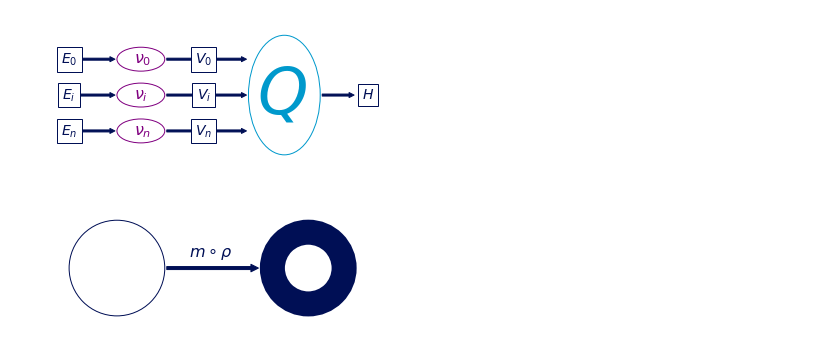
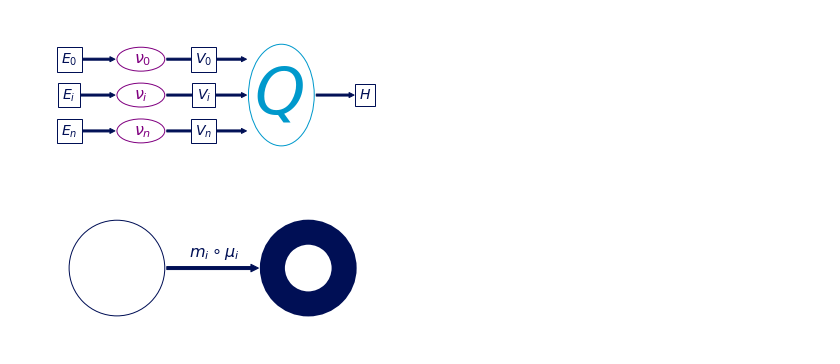
Before and after one commit to story645/proposal, a Jupyter notebook: draft/figures/math/artist_figures.ipynb, the cells around one changed output. Saved outputs shown, nothing was run; the diff lists cells and outputs as text; code cells hidden in the pictures.

```diff
--- a/draft/figures/math/artist_figures.ipynb
+++ b/draft/figures/math/artist_figures.ipynb
@@ -26,38 +26,38 @@ fig, ax = plt.subplots()
 
 facecolor='white'
 elabs = [r"$E_0$", r"$E_i$", r"$E_n$"][::-1]
 nlabs = [r"$\nu_0$", r"$\nu_i$", r"$\nu_n$"][::-1]
 vlabs = [r"$V_0$", r"$V_i$", r"$V_n$"][::-1]
 # mutation_scale
 for i, el, nl, vl in zip([0, 3, 6], elabs, nlabs, vlabs):
     #nu
     ax.text(6.45,i+.75, nl, fontsize=16, color='C4')
     p = mpatches.Ellipse((7, i+1), width=4, height=2, facecolor=facecolor, edgecolor='C4')
     ax.add_patch(p)
 
     #V block
     ax.text(12.25, i+1, vl, fontsize=14, color='C8', ha="center", va="center",
             bbox=dict(boxstyle="square",  ec='C8', fc=facecolor))
     p1 = mpatches.FancyArrowPatch((9,i+1),(16, i+1), color='C8', mutation_scale=10)
     ax.add_patch(p1)
     #E block
     ax.text(1, i+1, el, fontsize=14, color='C8', ha="center", va="center",
             bbox=dict(boxstyle="square",  ec='C8', fc=facecolor))
     p3 = mpatches.FancyArrowPatch((0,i+1),(5, i+1), color='C8', mutation_scale=10)
     ax.add_patch(p3)
 
-e = mpatches.Ellipse((19,4), width=6, height=10, facecolor=facecolor, edgecolor='#0099CC')
+e = mpatches.Ellipse((18.75,4), width=5.5, height=8.5, facecolor=facecolor, edgecolor='#0099CC')
 ax.add_patch(e)
-ax.text(16.75,2.5,r'$Q$', fontsize=64, color='#0099CC')
-p4 = mpatches.FancyArrowPatch((22, 4),(25,4), color='C8', mutation_scale=10)
+ax.text(16.5,2.5,r'$Q$', fontsize=64, color='#0099CC')
+p4 = mpatches.FancyArrowPatch((21.5, 4),(25,4), color='C8', mutation_scale=10)
 ax.add_patch(p4)
-ax.text(26,4, "$H$", fontsize=14, color='C8', ha="center", va="center",
+ax.text(25.75,4, "$H$", fontsize=14, color='C8', ha="center", va="center",
         bbox=dict(boxstyle="square",  ec='C8', fc=facecolor))
 ax.set(xlim=(-1,27), ylim=(-2,10), aspect='equal')
 ax.axis('off')
 fig.savefig(spath/"path_of_q.png", bbox_inches='tight', facecolor=facecolor)
 # %% [output]
-[figure, old version]
+[figure, new version]
 # %%
 fig, ax = plt.subplots()
 
@@ -67,12 +67,12 @@ c2 = mpatches.Circle((6,0), radius=1.5, facecolor='white', edgecolor="C0", linew
 ax.add_patch(c2)
 p4 = mpatches.FancyArrowPatch((0,0), (4,0), color='C8', mutation_scale=15)
 ax.add_patch(p4)
-ax.text(1,.5, r'$m\circ\rho$', color='C8', fontsize=16)
+ax.text(1,.5, r'$m_{i}\circ\mu_i$', color='C8', fontsize=16)
 ax.set(xlim=(-5,9), ylim=(-3,3), aspect='equal')
 ax.axis('off')
 fig.savefig(spath/"diff_type_q.png", bbox_inches='tight', facecolor='white' )
 # %% [output]
-[figure, old version]
+[figure, new version]
 # %%
 import random
 
```
Also changed, not shown: parts of 2 cells of this notebook, 6 other files.
